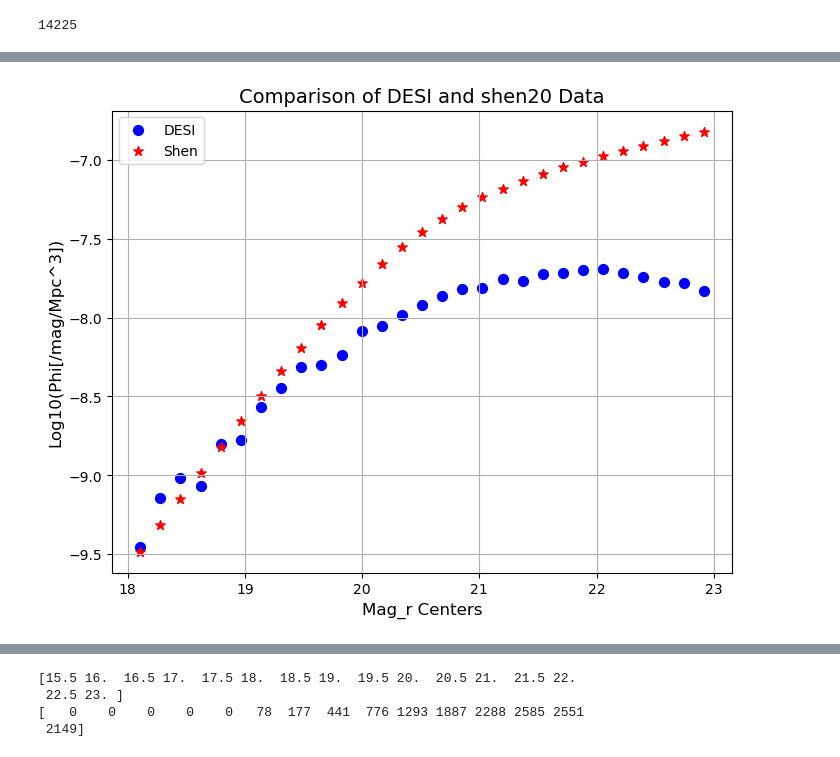
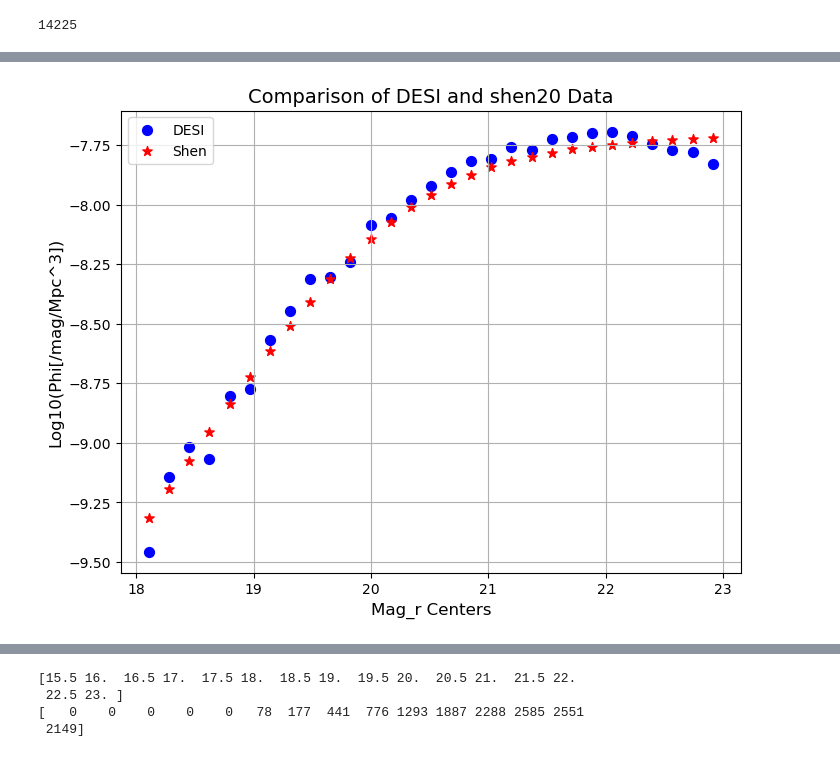
Before and after one commit to XuZhaozhong-1/DESI-ZTF, a Jupyter notebook: DESI-ZTF/QSO_DIS.ipynb, the cells around one changed output, grey strips where cells are left out. Cells and saved outputs as stored; diff of their text form; code cells hidden in the pictures.

```diff
--- a/DESI-ZTF/QSO_DIS.ipynb
+++ b/DESI-ZTF/QSO_DIS.ipynb
@@ -90,9 +98,9 @@ mag_r_centers = (mag_r_bins[:-1]+mag_r_bins[1:])/2
 phi_desi = counts_r/comoving_volume(2.3,2.8)/mag_r_bin_widths
 # phi from shen
 abs_mag_g = mag_r_centers - k_rr.mean() - d_desi.mean()
-L = abs_mag_to_L(mag_r_centers - k_rr.mean() - d_desi.mean()- 1.85)
+L = abs_mag_to_L(mag_r_centers - k_rr.mean() - d_desi.mean()+0.5459*(2.5-2.517093011539158))
 L_g = fitting.MgtoLg(abs_mag_g)
-phi_shen = np.array([0.4*get_phis(x,2.55,"shen20") for x in L])
+phi_shen = np.array([0.4*get_phis(x,2.5,"shen20") for x in L])
 phi_pd17 = 0.4*get_phis(L_g,2.55,"pd17")
 
 DESI_number = counts_r
@@ -109,25 +117,25 @@ print(phi_pd17)
 # %%
 # Create the scatter plot with refinements
 plt.figure(figsize=(8,6))
 
 # Plot the DESI and Shen data with different colors and markers
 plt.scatter(mag_r_centers, np.log10(phi_desi), label='DESI', color='blue', marker='o', s=50)
 #plt.scatter(mag_r_centers, np.log10(0.16*phi_pd17), label='pd17(modified alpha beta)', color='red', marker='x', s=50)
-plt.scatter(mag_r_centers, np.log10(0.903*0.014*phi_shen), label='Shen', color='red', marker='*',s=50)
+plt.scatter(mag_r_centers, np.log10(0.014*phi_shen), label='Shen', color='red', marker='*',s=50)
 
 # Add axis labels
 plt.xlabel('Mag_r Centers', fontsize=12)
 plt.ylabel('Log10(Phi[/mag/Mpc^3])', fontsize=12)
 
 # Add a title
 plt.title('Comparison of DESI and shen20 Data', fontsize=14)
 
 # Add a legend
 plt.legend()
 # Optionally, add gridlines
 plt.grid(True)
 
 # Show the plot
 plt.show()
 # %% [output]
-[figure, old version]
+[figure, new version]
```
Also changed, not shown: parts of 5 cells of this notebook, 10 other files.
